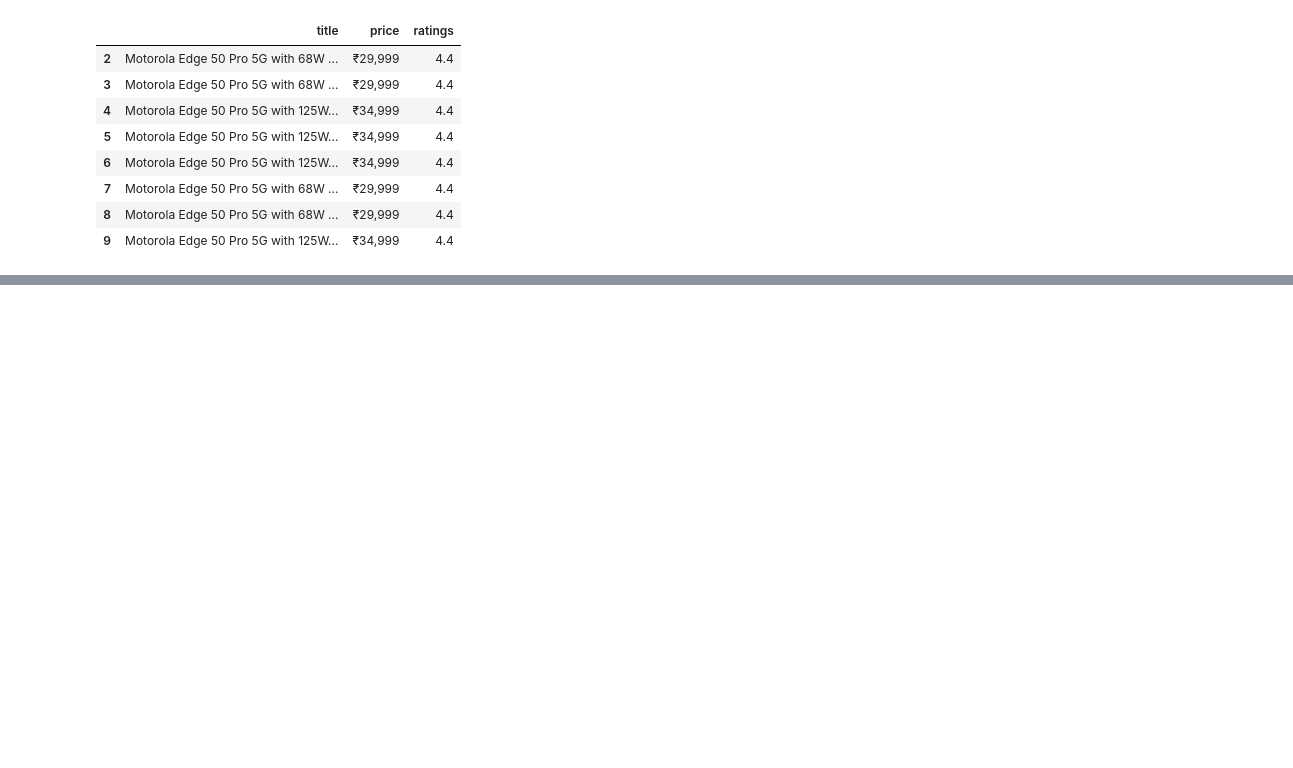
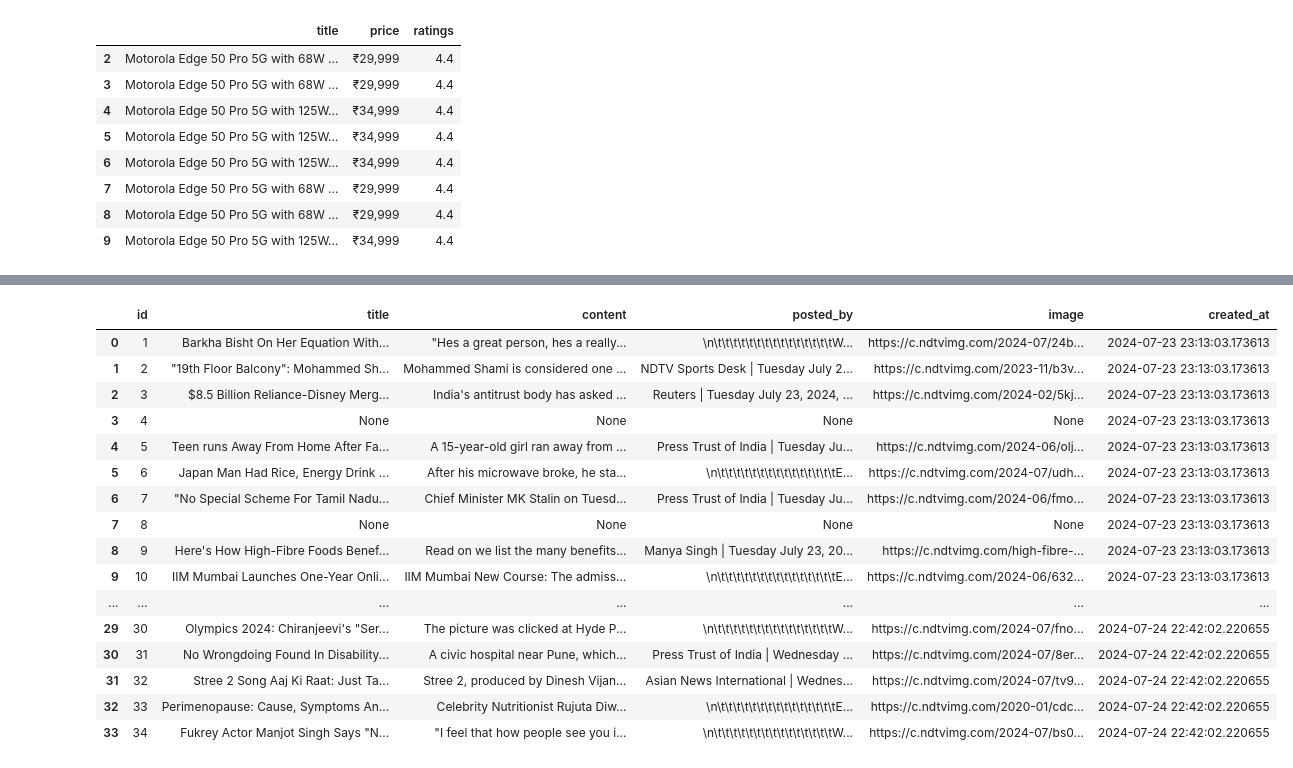
Before and after one commit to Krishwall/pythondatascience, a Jupyter notebook: CV/scraping.ipynb, the cells around one changed output, grey strips where cells are left out. Cells and saved outputs as stored; diff of their text form; code cells hidden in the pictures; blank space fills up the shorter version.

```diff
--- a/CV/scraping.ipynb
+++ b/CV/scraping.ipynb
@@ -116,0 +119,18 @@ watchdf
+# %%
+from sqlalchemy import create_engine, Column, Integer, String, DateTime
+from sqlalchemy.orm import Session, declarative_base
+from datetime import datetime
+
+Base = declarative_base()
+
+class News(Base):
+    __tablename__ = 'news'
+    id = Column(Integer, primary_key=True)              # auto increment
+    title = Column(String,  unique=True)
+    content = Column(String)
+    posted_by = Column(String)
+    image = Column(String)
+    created_at = Column(DateTime, default=datetime.now) # auto timestamp
+
+engine = create_engine("sqlite:///news.sqlite", echo=True) # create a sqlite database
+Base.metadata.create_all(engine)                           # create all tables
@@ -116,0 +189,4 @@ watchdf
+# %%
+import pandas as pd
+pd.read_sql('news', engine)
+# %% [output]
@@ -116,0 +210,17 @@ watchdf
+|  | id | title | content | posted_by | image | created_at |
+| 0 | 1 | Barkha Bisht On Her Equation With... | "Hes a great person, hes a really... | \n\t\t\t\t\t\t\t\t\t\t\t\t\t\t\tW... | https://c.ndtvimg.com/2024-07/24b... | 2024-07-23 23:13:03.173613 |
+| 1 | 2 | "19th Floor Balcony": Mohammed Sh... | Mohammed Shami is considered one ... | NDTV Sports Desk | Tuesday July 2... | https://c.ndtvimg.com/2023-11/b3v... | 2024-07-23 23:13:03.173613 |
+| 2 | 3 | $8.5 Billion Reliance-Disney Merg... | India's antitrust body has asked ... | Reuters | Tuesday July 23, 2024, ... | https://c.ndtvimg.com/2024-02/5kj... | 2024-07-23 23:13:03.173613 |
+| 3 | 4 | None | None | None | None | 2024-07-23 23:13:03.173613 |
+| 4 | 5 | Teen runs Away From Home After Fa... | A 15-year-old girl ran away from ... | Press Trust of India | Tuesday Ju... | https://c.ndtvimg.com/2024-06/olj... | 2024-07-23 23:13:03.173613 |
+| 5 | 6 | Japan Man Had Rice, Energy Drink ... | After his microwave broke, he sta... | \n\t\t\t\t\t\t\t\t\t\t\t\t\t\t\tE... | https://c.ndtvimg.com/2024-07/udh... | 2024-07-23 23:13:03.173613 |
+| 6 | 7 | "No Special Scheme For Tamil Nadu... | Chief Minister MK Stalin on Tuesd... | Press Trust of India | Tuesday Ju... | https://c.ndtvimg.com/2024-06/fmo... | 2024-07-23 23:13:03.173613 |
+| 7 | 8 | None | None | None | None | 2024-07-23 23:13:03.173613 |
+| 8 | 9 | Here's How High-Fibre Foods Benef... | Read on we list the many benefits... | Manya Singh | Tuesday July 23, 20... | https://c.ndtvimg.com/high-fibre-... | 2024-07-23 23:13:03.173613 |
+| 9 | 10 | IIM Mumbai Launches One-Year Onli... | IIM Mumbai New Course: The admiss... | \n\t\t\t\t\t\t\t\t\t\t\t\t\t\t\tE... | https://c.ndtvimg.com/2024-06/632... | 2024-07-23 23:13:03.173613 |
+| ... | ... | ... | ... | ... | ... | ... |
+| 29 | 30 | Olympics 2024: Chiranjeevi's "Ser... | The picture was clicked at Hyde P... | \n\t\t\t\t\t\t\t\t\t\t\t\t\t\t\tW... | https://c.ndtvimg.com/2024-07/fno... | 2024-07-24 22:42:02.220655 |
+| 30 | 31 | No Wrongdoing Found In Disability... | A civic hospital near Pune, which... | Press Trust of India | Wednesday ... | https://c.ndtvimg.com/2024-07/8er... | 2024-07-24 22:42:02.220655 |
+| 31 | 32 | Stree 2 Song Aaj Ki Raat: Just Ta... | Stree 2, produced by Dinesh Vijan... | Asian News International | Wednes... | https://c.ndtvimg.com/2024-07/tv9... | 2024-07-24 22:42:02.220655 |
+| 32 | 33 | Perimenopause: Cause, Symptoms An... | Celebrity Nutritionist Rujuta Diw... | \n\t\t\t\t\t\t\t\t\t\t\t\t\t\t\tE... | https://c.ndtvimg.com/2020-01/cdc... | 2024-07-24 22:42:02.220655 |
+| 33 | 34 | Fukrey Actor Manjot Singh Says "N... | "I feel that how people see you i... | \n\t\t\t\t\t\t\t\t\t\t\t\t\t\t\tW... | https://c.ndtvimg.com/2024-07/bs0... | 2024-07-24 22:42:02.220655 |
```
Also changed, not shown: parts of 8 cells of this notebook, 2 other files.
